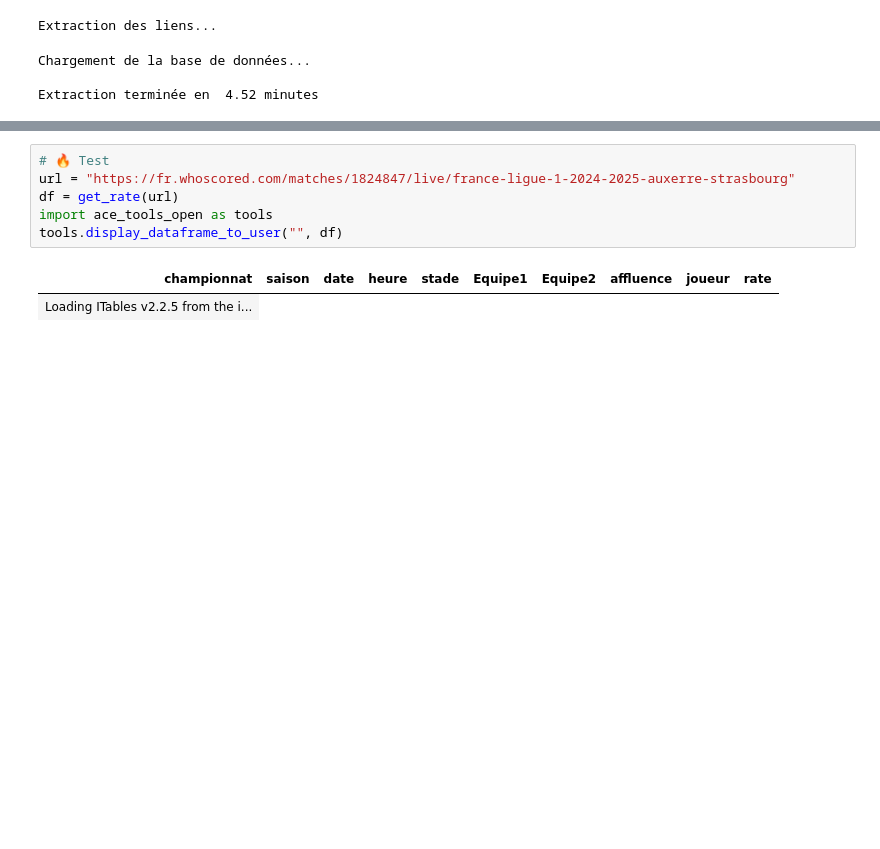
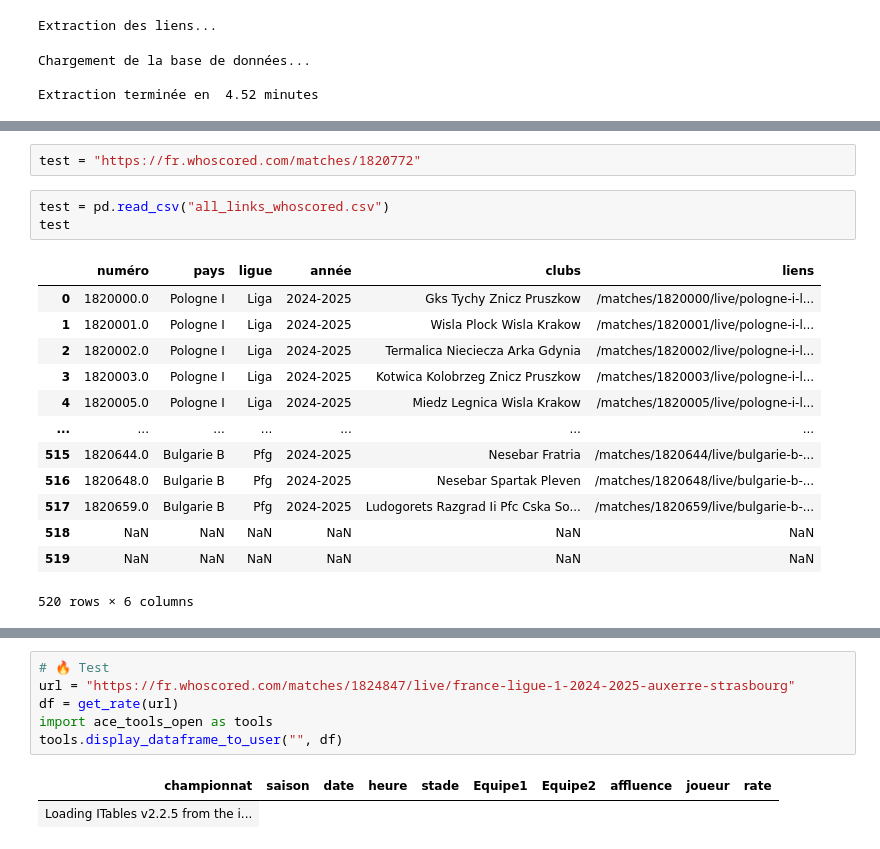
Before and after one commit to abusche/Football-Database, a Jupyter notebook: Rate.ipynb, the cells around one changed output, grey strips where cells are left out. Saved outputs shown, nothing was run; the diff lists cells and outputs as text; blank space fills up the shorter version.

```diff
--- a/Rate.ipynb
+++ b/Rate.ipynb
@@ -15,0 +171,19 @@ Data
+# %%
+test = "https://fr.whoscored.com/matches/1820772"
+# %%
+test = pd.read_csv("all_links_whoscored.csv")
+test
+# %% [output]
+|  | numéro | pays | ligue | année | clubs | liens |
+| 0 | 1820000.0 | Pologne I | Liga | 2024-2025 | Gks Tychy Znicz Pruszkow | /matches/1820000/live/pologne-i-l... |
+| 1 | 1820001.0 | Pologne I | Liga | 2024-2025 | Wisla Plock Wisla Krakow | /matches/1820001/live/pologne-i-l... |
+| 2 | 1820002.0 | Pologne I | Liga | 2024-2025 | Termalica Nieciecza Arka Gdynia | /matches/1820002/live/pologne-i-l... |
+| 3 | 1820003.0 | Pologne I | Liga | 2024-2025 | Kotwica Kolobrzeg Znicz Pruszkow | /matches/1820003/live/pologne-i-l... |
+| 4 | 1820005.0 | Pologne I | Liga | 2024-2025 | Miedz Legnica Wisla Krakow | /matches/1820005/live/pologne-i-l... |
+| ... | ... | ... | ... | ... | ... | ... |
+| 515 | 1820644.0 | Bulgarie B | Pfg | 2024-2025 | Nesebar Fratria | /matches/1820644/live/bulgarie-b-... |
+| 516 | 1820648.0 | Bulgarie B | Pfg | 2024-2025 | Nesebar Spartak Pleven | /matches/1820648/live/bulgarie-b-... |
+| 517 | 1820659.0 | Bulgarie B | Pfg | 2024-2025 | Ludogorets Razgrad Ii Pfc Cska So... | /matches/1820659/live/bulgarie-b-... |
+| 518 | NaN | NaN | NaN | NaN | NaN | NaN |
+| 519 | NaN | NaN | NaN | NaN | NaN | NaN |
+520 rows × 6 columns
```
Also changed, not shown: parts of 23 cells of this notebook, 3 other files.
